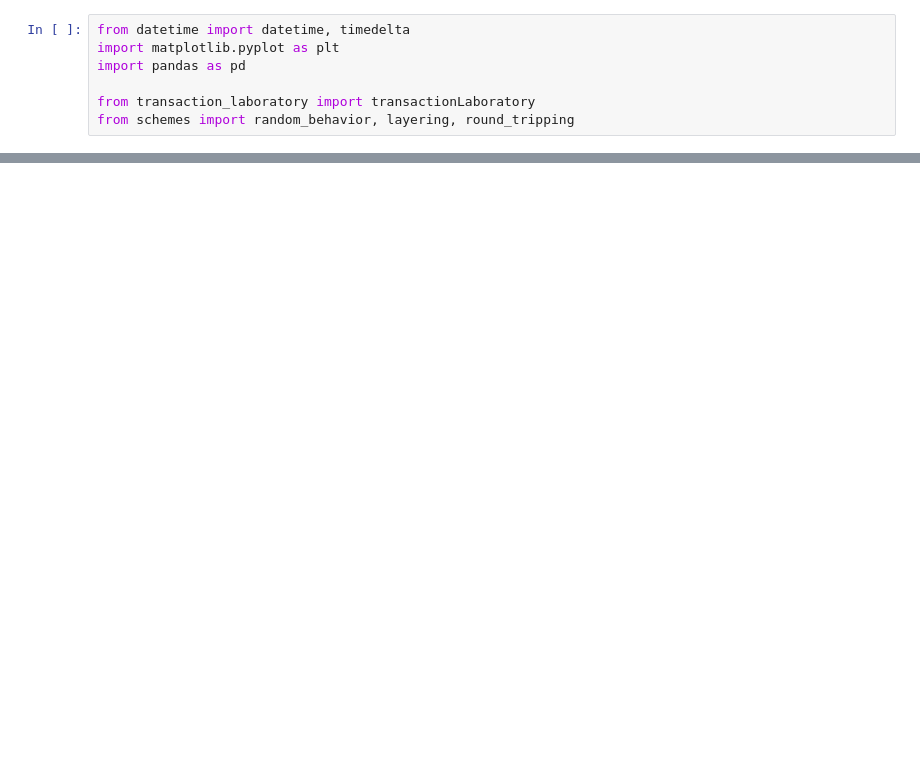
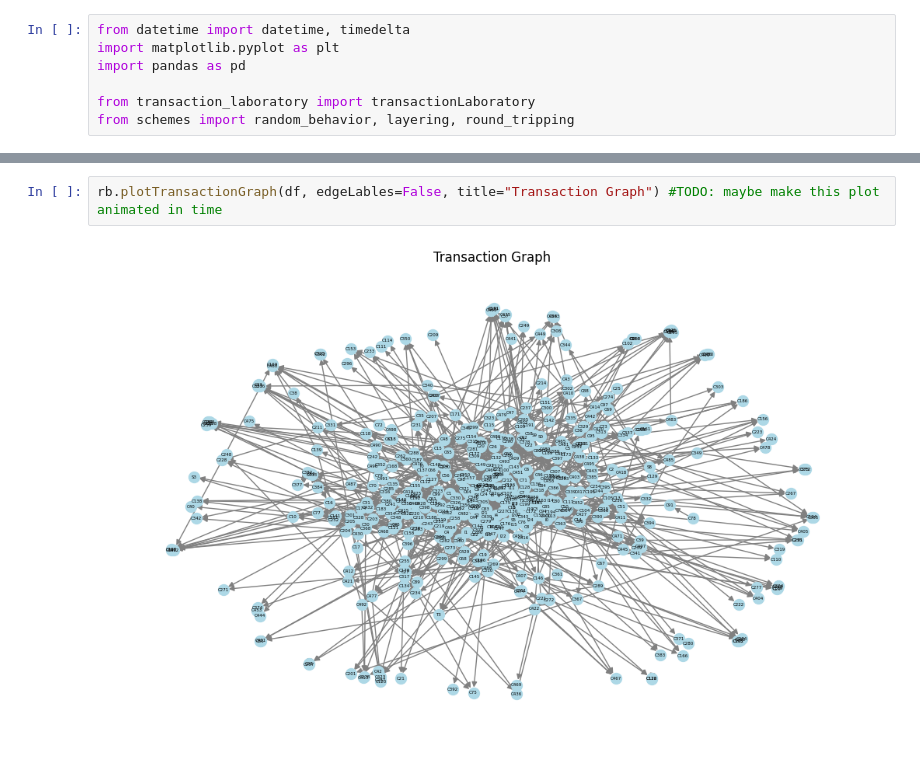
Before and after one commit to fratric/regSim, a Jupyter notebook: monitoring.ipynb, the cells around one changed output, grey strips where cells are left out. Drawn from its saved outputs; the diff is of its cells as text; blank space fills up the shorter version.

```diff
--- a/monitoring.ipynb
+++ b/monitoring.ipynb
@@ -62,0 +62,4 @@ df.head(10)
+# %%
+rb.plotTransactionGraph(df, edgeLables=False, title="Transaction Graph") #TODO: maybe make this plot animated in time
+# %% [output]
+[figure, added]
```
Also changed, not shown: parts of 7 cells of this notebook, 9 other files.
